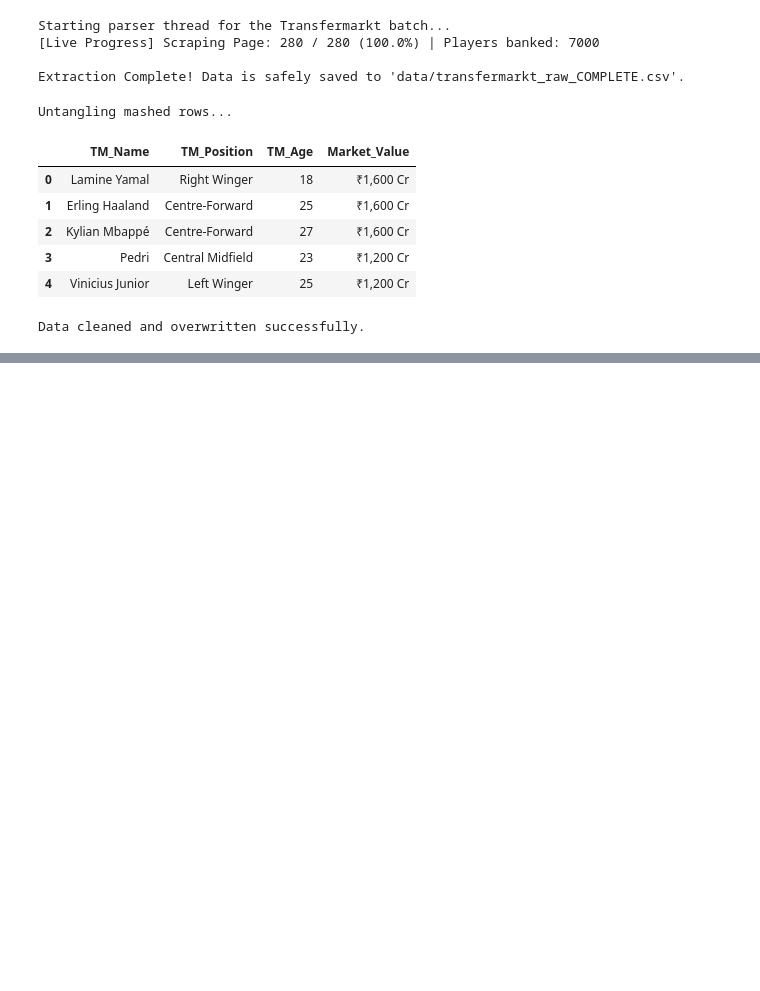
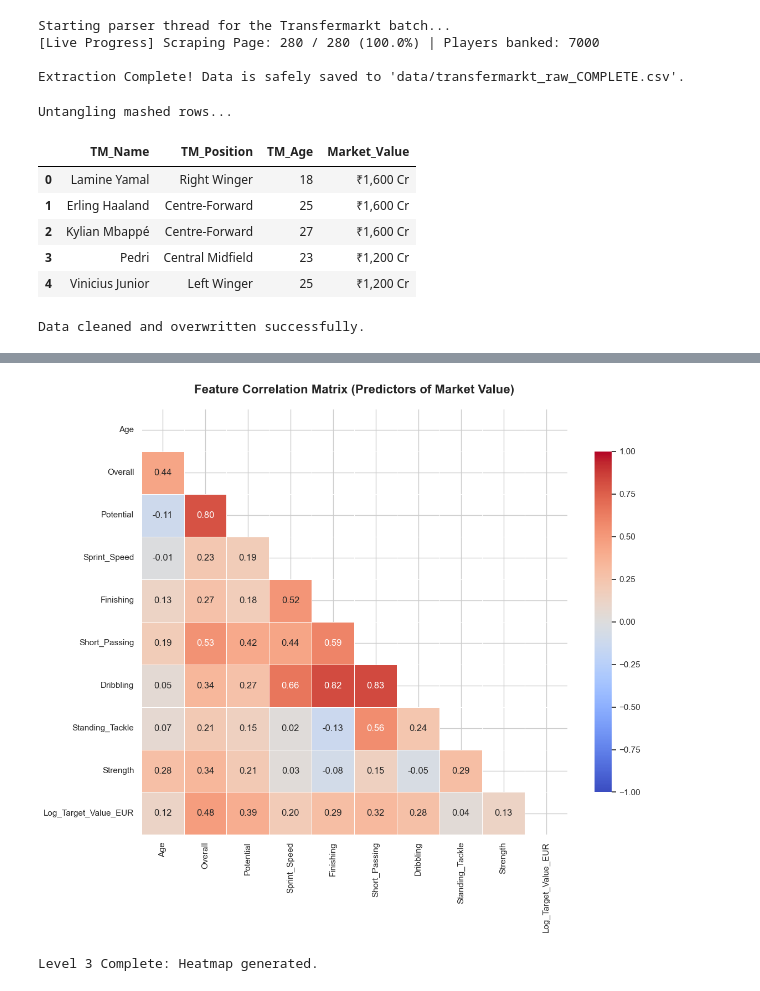
Before and after one commit to Ashwynkumar16/whatif_simulator, a Jupyter notebook: main.ipynb, the cells around one changed output, grey strips where cells are left out. Saved outputs shown, nothing was run; the diff lists cells and outputs as text; code cells hidden in the pictures; blank space fills up the shorter version.

```diff
--- a/main.ipynb
+++ b/main.ipynb
@@ -602,0 +690,43 @@ The master dataset is saved to 'data/UNIFIED_ML_DATASET.csv'.
+# %%
+# EDA Level 3 - Feature Correlation Heatmap
+
+# Isolate the core numerical features (ignore names, URLs, etc.)
+# We include Overall and Potential to see their massive gravity on price
+core_features = [
+    'Age', 'Overall', 'Potential', 'Sprint_Speed', 'Finishing',
+    'Short_Passing', 'Dribbling', 'Standing_Tackle', 'Strength',
+    'Log_Target_Value_EUR'
+]
+
+# Filter to ensure we only correlate columns that safely exist in your current dataframe
+available_features = [col for col in core_features if col in df.columns]
+corr_matrix = df[available_features].corr(method='pearson')
+
+# Generate a mask for the upper triangle (removes mirrored redundant data)
+mask = np.triu(np.ones_like(corr_matrix, dtype=bool))
+
+plt.figure(figsize=(12, 10))
+plt.title("Feature Correlation Matrix (Predictors of Market Value)", fontsize=16, fontweight='bold', pad=20)
+
+# Generate the custom diverging colormap (Blue = negative, Red = positive)
+sns.heatmap(
+    corr_matrix,
+    mask=mask,
+    cmap='coolwarm',
+    vmax=1.0,
+    vmin=-1.0,
+    center=0,
+    annot=True,     # Prints the exact math inside the box
+    fmt=".2f",      # Rounds to 2 decimal places
+    square=True,
+    linewidths=.5,
+    cbar_kws={"shrink": .8}
+)
+
+plt.tight_layout()
+plt.show()
+
+print("\nLevel 3 Complete: Heatmap generated.")
+# %% [output]
+[figure, added]
+Level 3 Complete: Heatmap generated.
```
Also changed, not shown: parts of 17 cells of this notebook, 1 other file.
